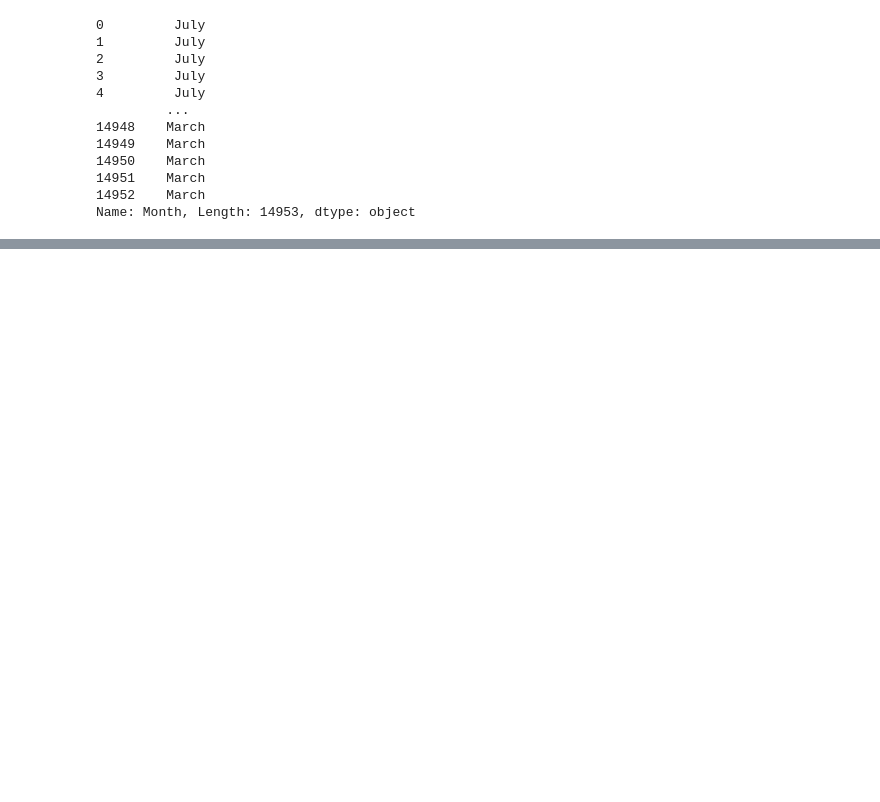
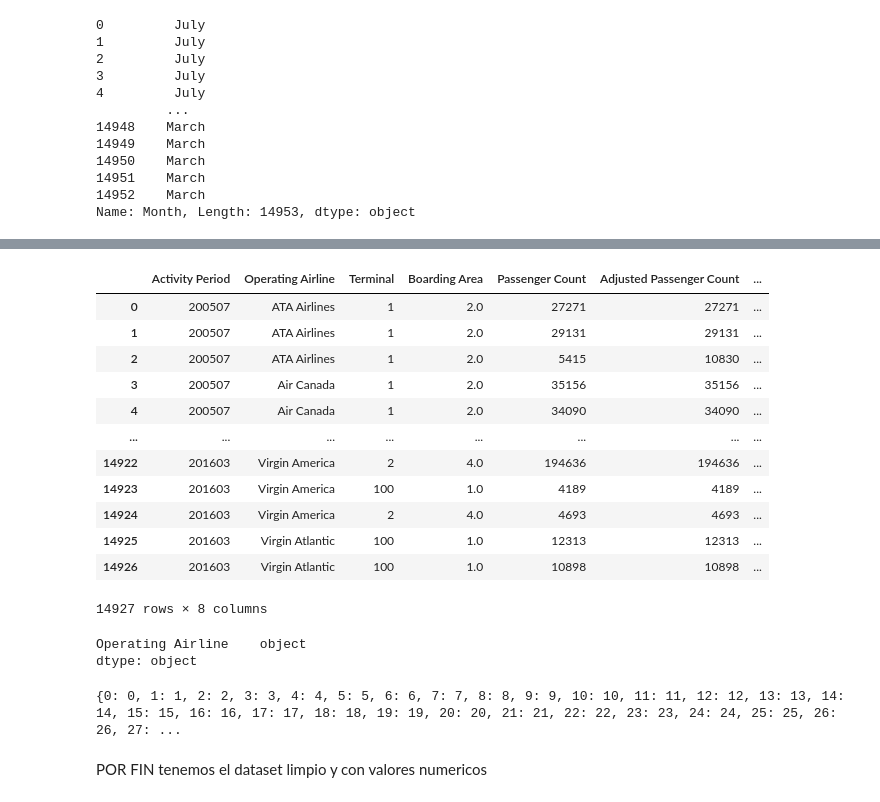
Before and after one commit to AngelMP02/Air_Trafic, a Jupyter notebook: data.ipynb, the cells around one changed output, grey strips where cells are left out. Saved outputs shown, nothing was run; the diff lists cells and outputs as text; code cells hidden in the pictures; blank space fills up the shorter version.

```diff
--- a/data.ipynb
+++ b/data.ipynb
@@ -293,0 +356,36 @@ Name: Month, Length: 14953, dtype: float64
+# %%
+df_air_filt2= df_air_filt2.dropna().reset_index(drop=True)
+df_air_filt2
+# %% [output]
+|  | Activity Period | Operating Airline | Terminal | Boarding Area | Passenger Count | Adjusted Passenger Count | ... |
+| 0 | 200507 | ATA Airlines | 1 | 2.0 | 27271 | 27271 | ... |
+| 1 | 200507 | ATA Airlines | 1 | 2.0 | 29131 | 29131 | ... |
+| 2 | 200507 | ATA Airlines | 1 | 2.0 | 5415 | 10830 | ... |
+| 3 | 200507 | Air Canada | 1 | 2.0 | 35156 | 35156 | ... |
+| 4 | 200507 | Air Canada | 1 | 2.0 | 34090 | 34090 | ... |
+| ... | ... | ... | ... | ... | ... | ... | ... |
+| 14922 | 201603 | Virgin America | 2 | 4.0 | 194636 | 194636 | ... |
+| 14923 | 201603 | Virgin America | 100 | 1.0 | 4189 | 4189 | ... |
+| 14924 | 201603 | Virgin America | 2 | 4.0 | 4693 | 4693 | ... |
+| 14925 | 201603 | Virgin Atlantic | 100 | 1.0 | 12313 | 12313 | ... |
+| 14926 | 201603 | Virgin Atlantic | 100 | 1.0 | 10898 | 10898 | ... |
+14927 rows × 8 columns
+# %%
+df_air_filt2.dtypes[df_air_filt2.dtypes=='object']
+# %% [output]
+Operating Airline    object
+dtype: object
+# %%
+
+df_air_filt2['Operating Airline'] = df_air_filt2['Operating Airline'].astype('category')
+
+# Asignar un código numérico a cada categoría
+df_air_filt2['Airline numeric'] = df_air_filt2['Operating Airline'].cat.codes
+
+# Crear un diccionario de mapeo
+mapeo_aerolineas = dict(enumerate(df_air_filt2['Operating Airline'].cat.categories))
+
+# Imprimir el diccionario de mapeo
+print(mapeo_aerolineas)
+# %% [output]
+{0: 0, 1: 1, 2: 2, 3: 3, 4: 4, 5: 5, 6: 6, 7: 7, 8: 8, 9: 9, 10: 10, 11: 11, 12: 12, 13: 13, 14: 14, 15: 15, 16: 16, 17: 17, 18: 18, 19: 19, 20: 20, 21: 21, 22: 22, 23: 23, 24: 24, 25: 25, 26: 26, 27: ...
@@ -293,0 +395,2 @@ Name: Month, Length: 14953, dtype: float64
+# %% [markdown]
+POR FIN tenemos el dataset limpio y con valores numericos
```
Also changed, not shown: parts of 8 cells of this notebook.
